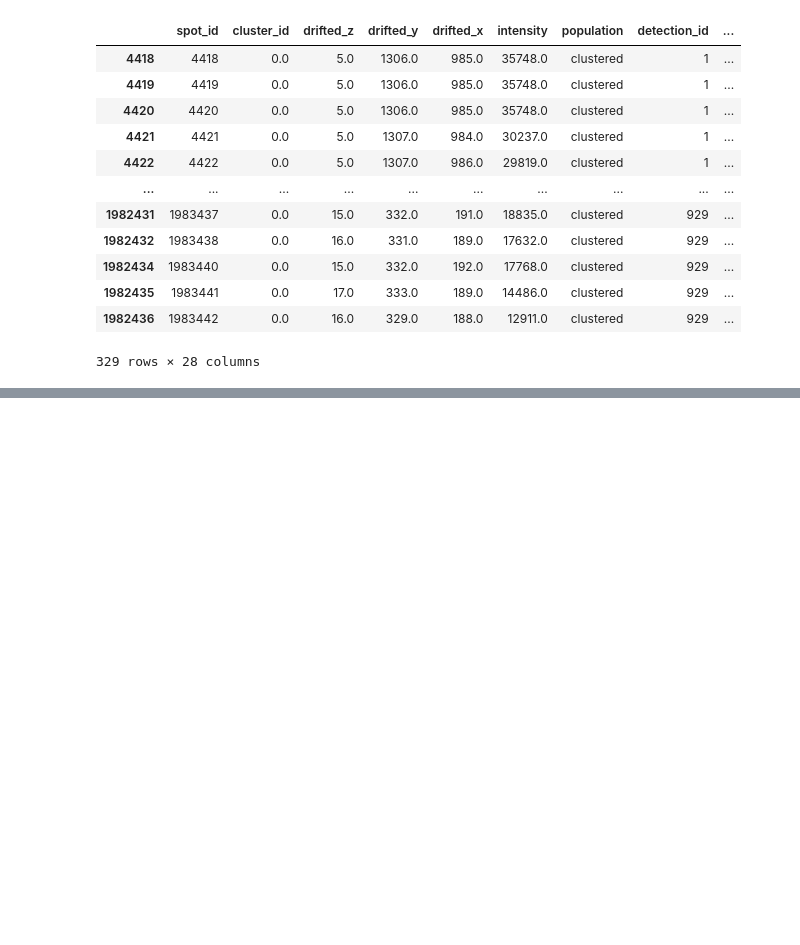
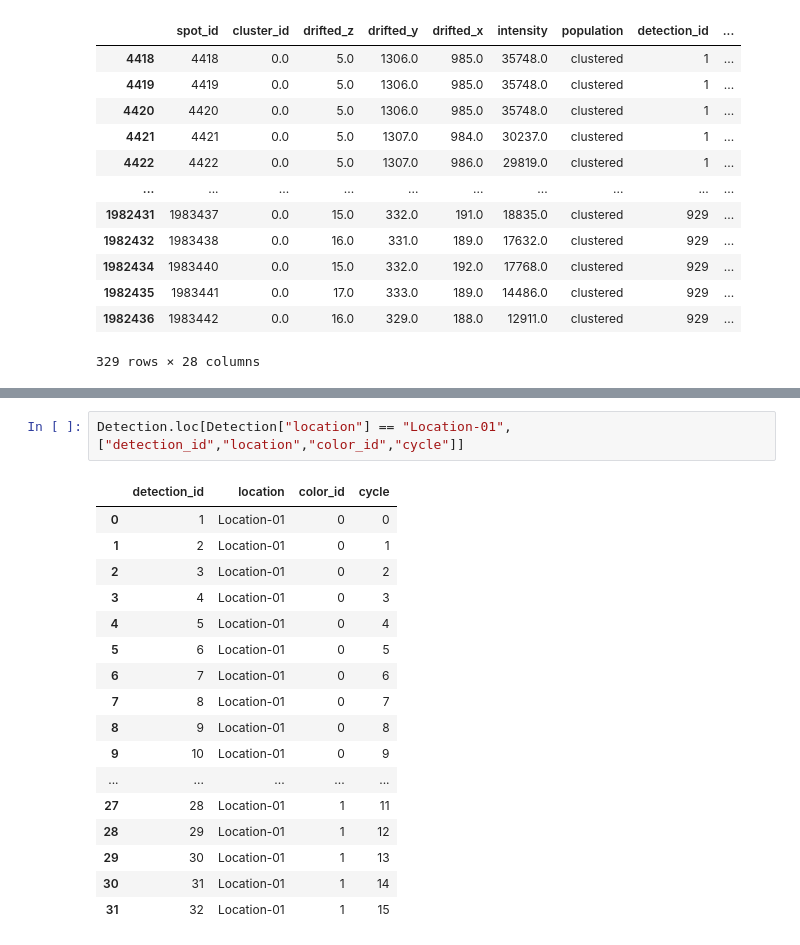
Before and after one commit to SlimaniF/Sequential_Fish, a Jupyter notebook: src/Sequential_Fish/analysis/Data_visualisation.ipynb, the cells around one changed output, grey strips where cells are left out. Drawn from its saved outputs; the diff is of its cells as text; blank space fills up the shorter version.

Commit message:
correction quantification color_id

```diff
--- a/src/Sequential_Fish/analysis/Data_visualisation.ipynb
+++ b/src/Sequential_Fish/analysis/Data_visualisation.ipynb
@@ -258,0 +270,20 @@ cluster_view[cluster_view["cluster_id"] == 0]
+# %%
+Detection.loc[Detection["location"] == "Location-01",["detection_id","location","color_id","cycle"]]
+# %% [output]
+|  | detection_id | location | color_id | cycle |
+| 0 | 1 | Location-01 | 0 | 0 |
+| 1 | 2 | Location-01 | 0 | 1 |
+| 2 | 3 | Location-01 | 0 | 2 |
+| 3 | 4 | Location-01 | 0 | 3 |
+| 4 | 5 | Location-01 | 0 | 4 |
+| 5 | 6 | Location-01 | 0 | 5 |
+| 6 | 7 | Location-01 | 0 | 6 |
+| 7 | 8 | Location-01 | 0 | 7 |
+| 8 | 9 | Location-01 | 0 | 8 |
+| 9 | 10 | Location-01 | 0 | 9 |
+| ... | ... | ... | ... | ... |
+| 27 | 28 | Location-01 | 1 | 11 |
+| 28 | 29 | Location-01 | 1 | 12 |
+| 29 | 30 | Location-01 | 1 | 13 |
+| 30 | 31 | Location-01 | 1 | 14 |
+| 31 | 32 | Location-01 | 1 | 15 |
```
Also changed, not shown: parts of 2 cells of this notebook, 2 other files.
